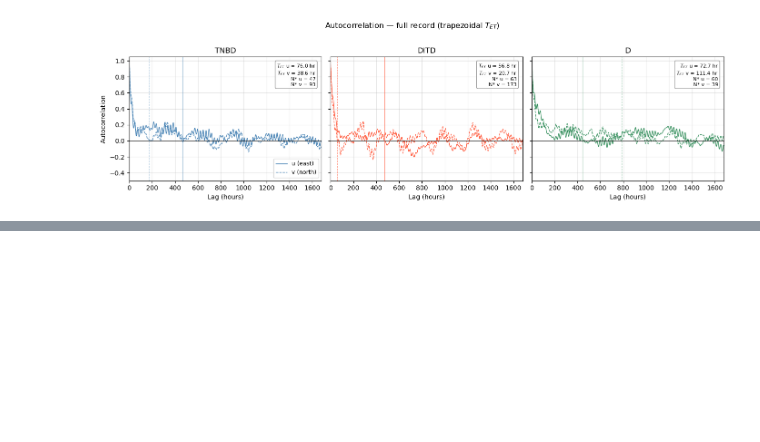
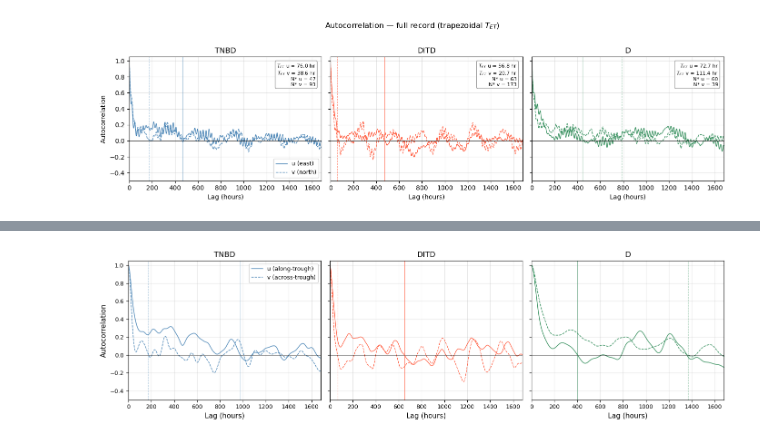
Before and after one commit to MackenzieBlanusa/TNB_tools, a Jupyter notebook: MastersThesis/Integral_Timescale.ipynb, the cells around one changed output, grey strips where cells are left out. Cells and saved outputs as stored; diff of their text form; code cells hidden in the pictures; blank space fills up the shorter version.

```diff
--- a/MastersThesis/Integral_Timescale.ipynb
+++ b/MastersThesis/Integral_Timescale.ipynb
@@ -716,0 +1047,12 @@ Seasonal
+# %%
+TNBD_lowpass_ds = TNBD_lowpass_ds.dropna(dim='time')
+DITD_lowpass_ds = DITD_lowpass_ds.dropna(dim='time')
+D_lowpass_ds = D_lowpass_ds.dropna(dim='time')
+# %%
+# Mooring registry — update fs once you confirm sampling intervals
+# from ds.time.diff('time').median()
+moorings = {
+    'TNBD': {'ds': TNBD_lowpass_ds, 'fs': 1/900,  'color': 'steelblue', 'label': 'TNBD'},
+    'DITD': {'ds': DITD_lowpass_ds, 'fs': 1/600,  'color': 'tomato',    'label': 'DITD'},
+    'D':    {'ds': D_lowpass_ds,    'fs': 1/1800,  'color': 'seagreen',  'label': 'D'},
+}
@@ -716,0 +1159,43 @@ Seasonal
+# %%
+fig, axes = plt.subplots(1, 3, figsize=(14, 4), sharey=True)
+
+for ax, (name, res) in zip(axes, timescale_results.items()):
+    color = moorings[name]['color']
+    lags  = res['lags_hours']
+
+    ax.plot(lags, res['rho_u'], color=color, linewidth=1.0, label='u (along-trough)')
+    ax.plot(lags, res['rho_v'], color=color, linewidth=1.0, label='v (across-trough)',
+            linestyle='--')
+    ax.axhline(0, color='k', linewidth=0.5)
+
+    # Mark zero crossings
+    for k_star, ls in [(res['k_star_u'], '-'), (res['k_star_v'], '--')]:
+        ax.axvline(k_star * res['dt'] / 3600,
+                   color=color, linestyle=ls, linewidth=0.8, alpha=0.6)
+
+    T_u_hr = res['T_ET_u'] / 3600
+    T_v_hr = res['T_ET_v'] / 3600
+    # ax.text(0.97, 0.95,
+    #         f"$T_{{ET}}$ u = {T_u_hr:.1f} hr\n"
+    #         f"$T_{{ET}}$ v = {T_v_hr:.1f} hr\n"
+    #         f"N* u = {res['N_star_u']:.0f}\n"
+    #         f"N* v = {res['N_star_v']:.0f}",
+    #         transform=ax.transAxes,
+    #         ha='right', va='top', fontsize=8,
+    #         bbox=dict(boxstyle='round,pad=0.3', facecolor='white',
+    #                   edgecolor='gray', alpha=0.8))
+
+    ax.set_title(moorings[name]['label'])
+    ax.set_xlabel('Lag (hours)')
+    ax.set_xlim(0, MAX_LAG_DAYS * 24)
+    ax.set_ylim(-0.5, 1.05)
+    ax.grid(True, alpha=0.3)
+
+axes[0].set_ylabel('Autocorrelation')
+axes[0].legend(fontsize=9)
+# plt.suptitle('Autocorrelation — full record (trapezoidal $T_{ET}$)', y=1.02)
+plt.tight_layout()
+# plt.savefig('FullRecord_IntegralTimescale.png', dpi=300, bbox_inches='tight')
+plt.show()
+# %% [output]
+[figure, added]
```
Also changed, not shown: parts of 17 cells of this notebook.
